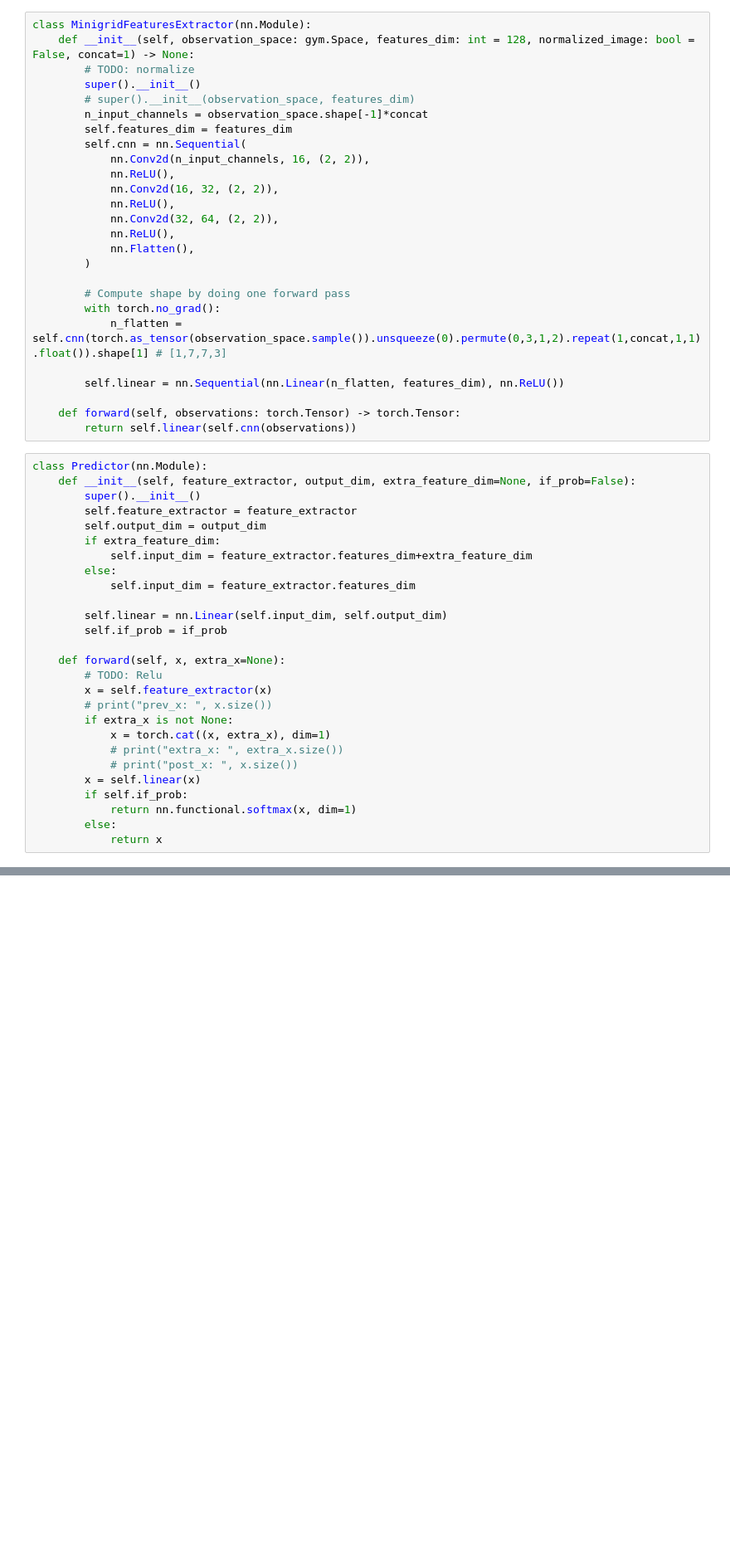
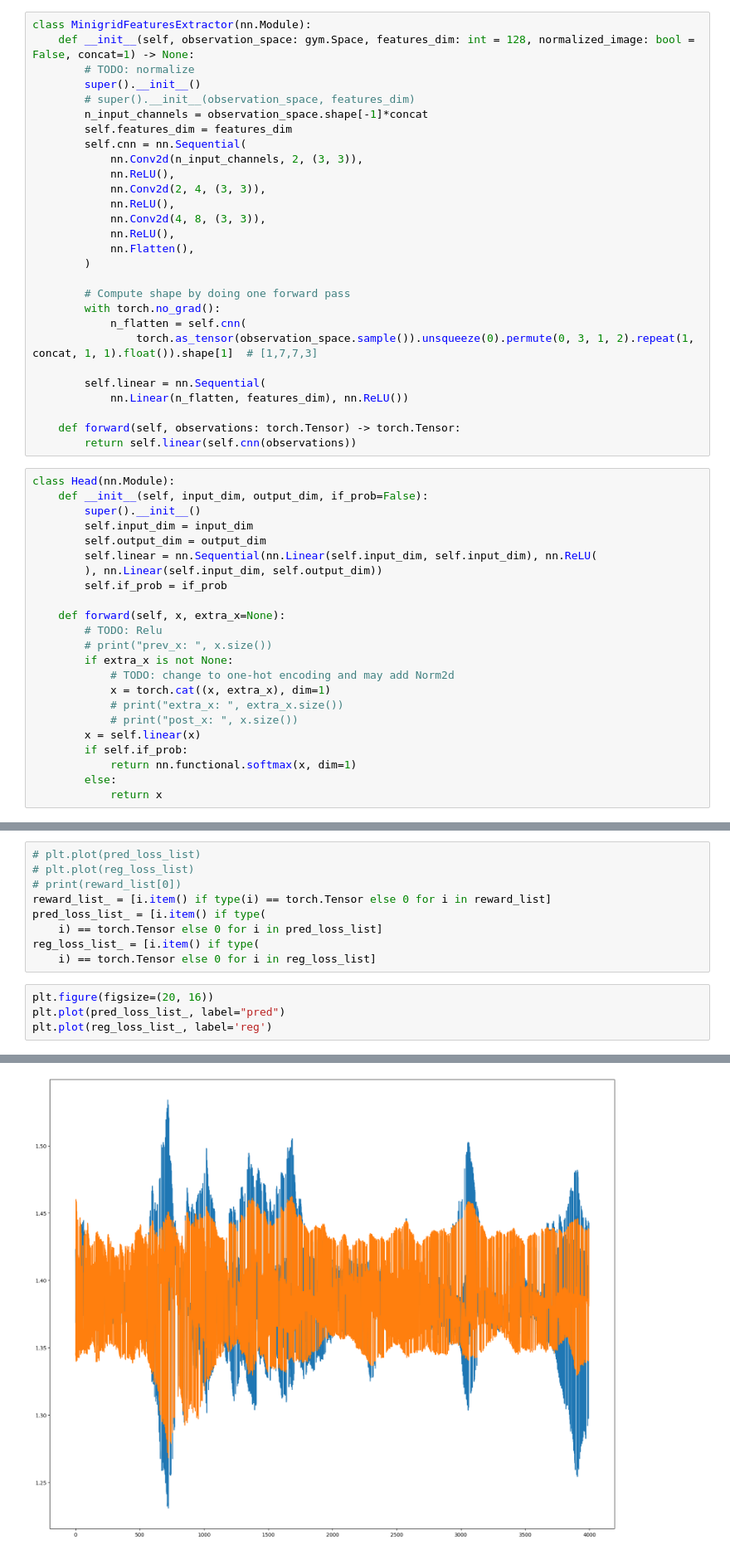
Before and after one commit to yutian-zhao/rl_experiments, a Jupyter notebook: rvic.ipynb, the cells around one changed output, grey strips where cells are left out. Shown: that part at 83% size. Drawn from its saved outputs; the diff is of its cells as text; blank space fills up the shorter version.

```diff
--- a/rvic.ipynb
+++ b/rvic.ipynb
@@ -27,42 +32,40 @@ class MinigridFeaturesExtractor(nn.Module):
         n_input_channels = observation_space.shape[-1]*concat
         self.features_dim = features_dim
         self.cnn = nn.Sequential(
-            nn.Conv2d(n_input_channels, 16, (2, 2)),
+            nn.Conv2d(n_input_channels, 2, (3, 3)),
             nn.ReLU(),
-            nn.Conv2d(16, 32, (2, 2)),
+            nn.Conv2d(2, 4, (3, 3)),
             nn.ReLU(),
-            nn.Conv2d(32, 64, (2, 2)),
+            nn.Conv2d(4, 8, (3, 3)),
             nn.ReLU(),
             nn.Flatten(),
         )
 
         # Compute shape by doing one forward pass
         with torch.no_grad():
-            n_flatten = self.cnn(torch.as_tensor(observation_space.sample()).unsqueeze(0).permute(0,3,1,2).repeat(1,concat,1,1).float()).shape[1] # [1,7,7,3]
+            n_flatten = self.cnn(
+                torch.as_tensor(observation_space.sample()).unsqueeze(0).permute(0, 3, 1, 2).repeat(1, concat, 1, 1).float()).shape[1]  # [1,7,7,3]
 
-        self.linear = nn.Sequential(nn.Linear(n_flatten, features_dim), nn.ReLU())
+        self.linear = nn.Sequential(
+            nn.Linear(n_flatten, features_dim), nn.ReLU())
 
     def forward(self, observations: torch.Tensor) -> torch.Tensor:
         return self.linear(self.cnn(observations))
 # %%
-class Predictor(nn.Module):
-    def __init__(self, feature_extractor, output_dim, extra_feature_dim=None, if_prob=False):
+class Head(nn.Module):
+    def __init__(self, input_dim, output_dim, if_prob=False):
         super().__init__()
-        self.feature_extractor = feature_extractor
+        self.input_dim = input_dim
         self.output_dim = output_dim
-        if extra_feature_dim:
-            self.input_dim = feature_extractor.features_dim+extra_feature_dim
-        else:
-            self.input_dim = feature_extractor.features_dim
-
-        self.linear = nn.Linear(self.input_dim, self.output_dim)
+        self.linear = nn.Sequential(nn.Linear(self.input_dim, self.input_dim), nn.ReLU(
+        ), nn.Linear(self.input_dim, self.output_dim))
         self.if_prob = if_prob
 
     def forward(self, x, extra_x=None):
         # TODO: Relu
-        x = self.feature_extractor(x)
         # print("prev_x: ", x.size())
         if extra_x is not None:
+            # TODO: change to one-hot encoding and may add Norm2d
             x = torch.cat((x, extra_x), dim=1)
             # print("extra_x: ", extra_x.size())
             # print("post_x: ", x.size())
@@ -317,0 +375,14 @@ Complete
+# %%
+# plt.plot(pred_loss_list)
+# plt.plot(reg_loss_list)
+# print(reward_list[0])
+reward_list_ = [i.item() if type(i) == torch.Tensor else 0 for i in reward_list]
+pred_loss_list_ = [i.item() if type(
+    i) == torch.Tensor else 0 for i in pred_loss_list]
+reg_loss_list_ = [i.item() if type(
+    i) == torch.Tensor else 0 for i in reg_loss_list]
+# %%
+plt.figure(figsize=(20, 16))
+plt.plot(pred_loss_list_, label="pred")
+plt.plot(reg_loss_list_, label='reg')
+# %% [output]
@@ -317,0 +390 @@ Complete
+[figure, added]
```
Also changed, not shown: parts of 12 cells of this notebook, 2 other files.
